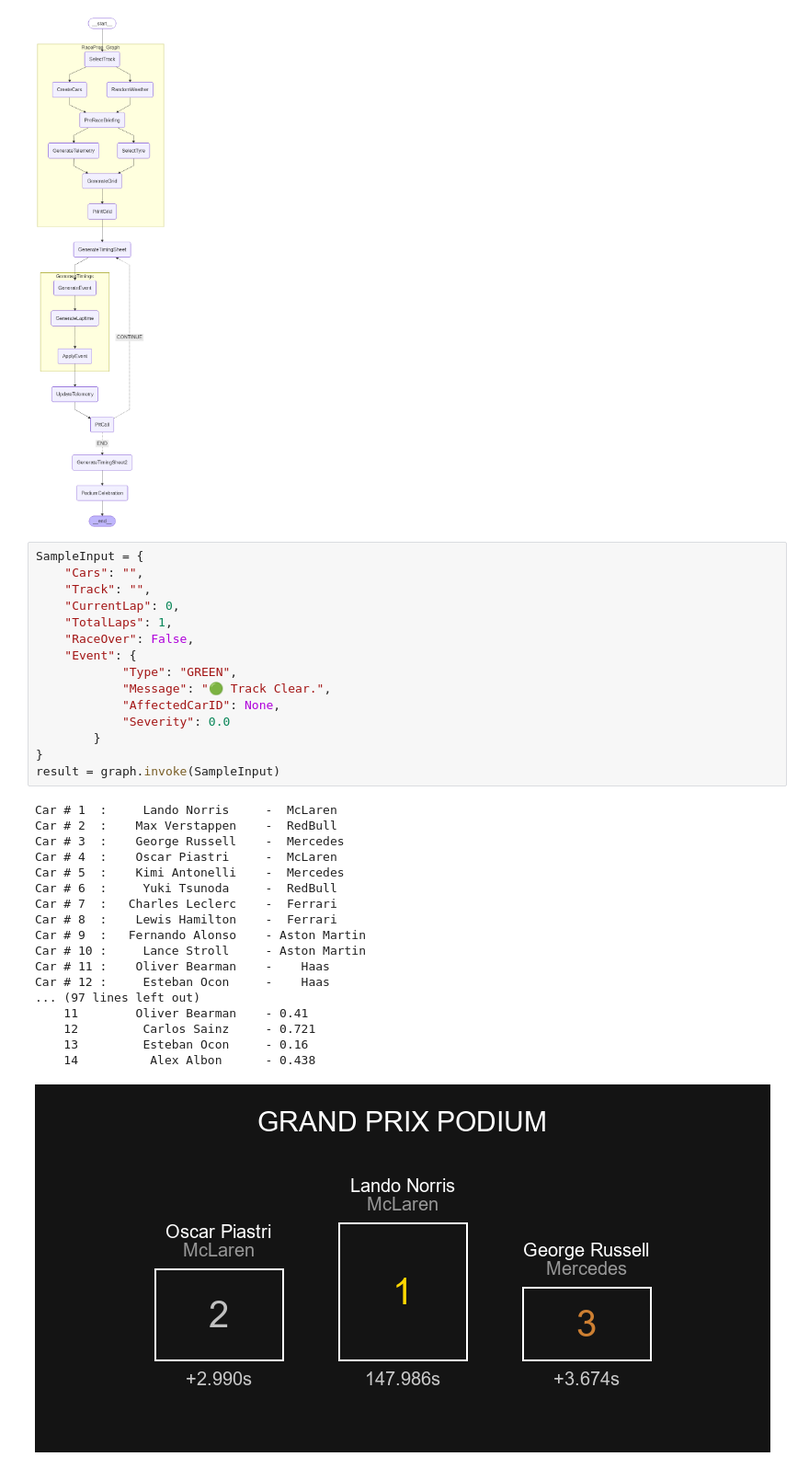
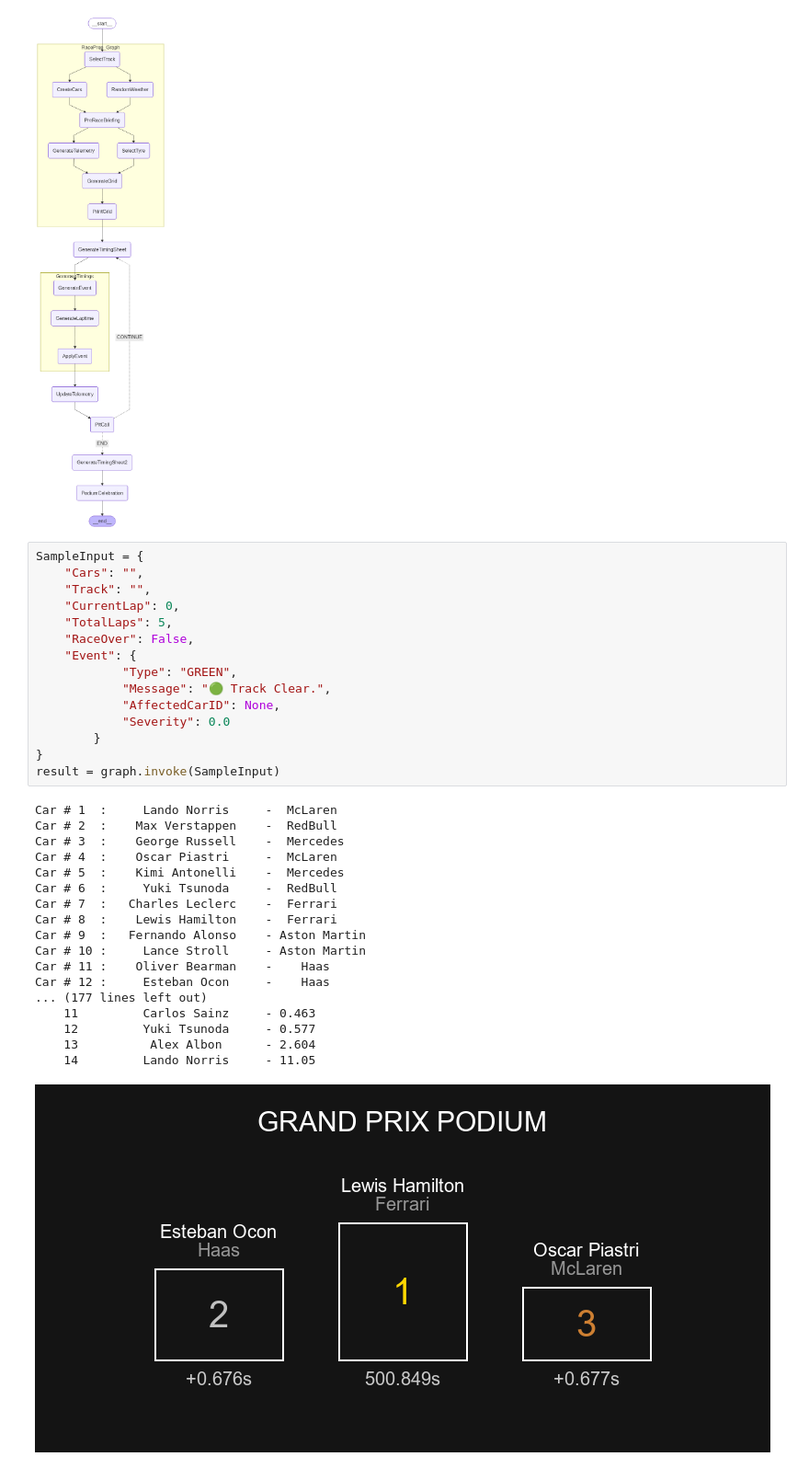
Before and after one commit to harsith1410/harsith1410-capstone-MAT496, a Jupyter notebook: src/test.ipynb, the cells around one changed output. Shown: that part at 92% size. Saved outputs shown, nothing was run; the diff lists cells and outputs as text.

```diff
--- a/src/test.ipynb
+++ b/src/test.ipynb
@@ -650,37 +650,37 @@ display(IPImage(graph.get_graph(xray=1).draw_mermaid_png()))
 # %%
 SampleInput = {
     "Cars": "",
     "Track": "",
     "CurrentLap": 0,
-    "TotalLaps": 1,
+    "TotalLaps": 5,
     "RaceOver": False,
     "Event": {
             "Type": "GREEN",
             "Message": "🟢 Track Clear.",
             "AffectedCarID": None,
             "Severity": 0.0
         }
 }
 result = graph.invoke(SampleInput)
 # %% [output]
 Car # 1  :     Lando Norris     -  McLaren
 Car # 2  :    Max Verstappen    -  RedBull
 Car # 3  :    George Russell    -  Mercedes
 Car # 4  :    Oscar Piastri     -  McLaren
 Car # 5  :    Kimi Antonelli    -  Mercedes
 Car # 6  :     Yuki Tsunoda     -  RedBull
 Car # 7  :   Charles Leclerc    -  Ferrari
 Car # 8  :    Lewis Hamilton    -  Ferrari
 Car # 9  :   Fernando Alonso    - Aston Martin
 Car # 10 :     Lance Stroll     - Aston Martin
 Car # 11 :    Oliver Bearman    -    Haas
 Car # 12 :     Esteban Ocon     -    Haas
-... (97 lines left out)
-    11        Oliver Bearman    - 0.41
-    12         Carlos Sainz     - 0.721
-    13         Esteban Ocon     - 0.16
-    14          Alex Albon      - 0.438
+... (177 lines left out)
+    11         Carlos Sainz     - 0.463
+    12         Yuki Tsunoda     - 0.577
+    13          Alex Albon      - 2.604
+    14         Lando Norris     - 11.05
-[figure, old version]
+[figure, new version]
 # %%
 result
 # %% [output]
```
Also changed, not shown: parts of 1 cell of this notebook, 2 other files.
